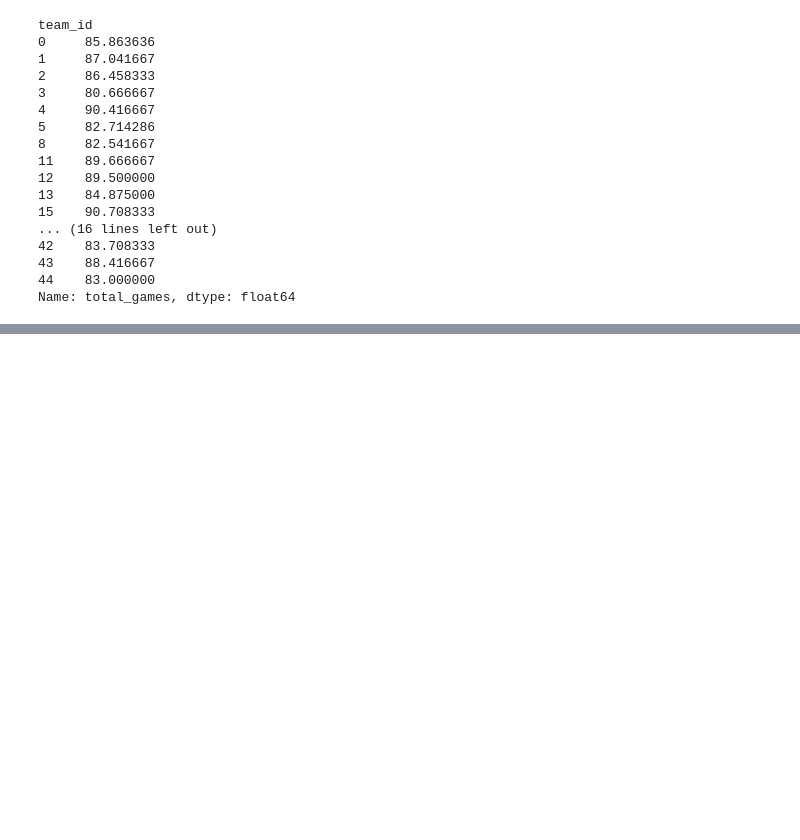
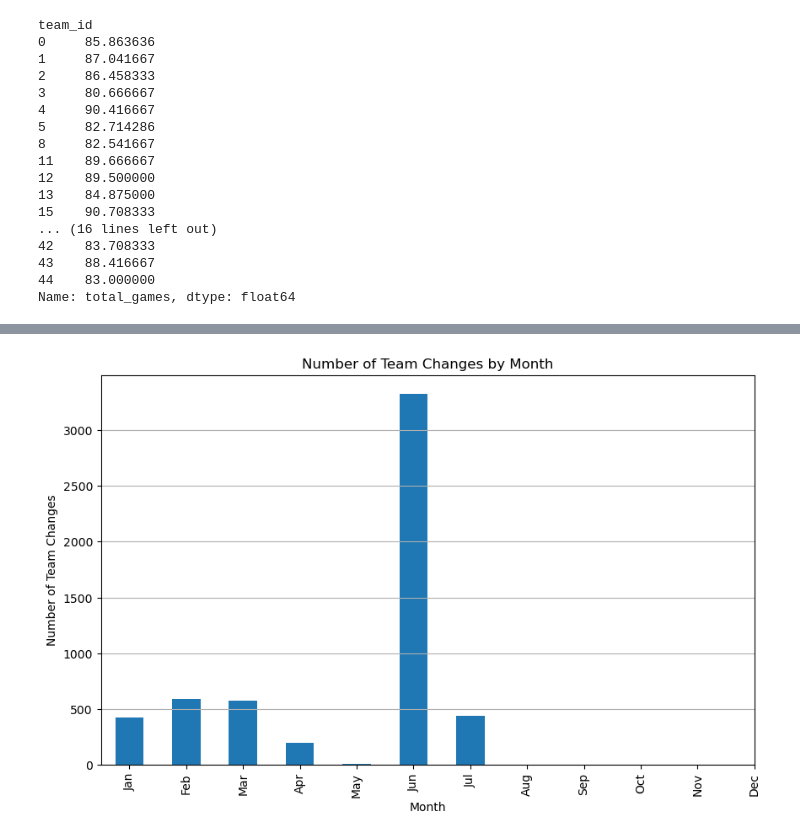
Before and after one commit to XrayT3/QQH_Outliers, a Jupyter notebook: EDA.ipynb, the cells around one changed output, grey strips where cells are left out. Cells and saved outputs as stored; diff of their text form; code cells hidden in the pictures; blank space fills up the shorter version.

Commit message:
Optimize code and fix some filters

```diff
--- a/EDA.ipynb
+++ b/EDA.ipynb
@@ -402,0 +442,30 @@ Name: total_games, dtype: float64
+# %%
+import pandas as pd
+import matplotlib.pyplot as plt
+
+# Step 1: Sort the DataFrame by Player and Date
+df = df.sort_values(by=['Player', 'Date'])
+
+# Step 2: Create a new column to detect when a player's team changes
+df['Team_Change'] = df['Team'].ne(df['Team'].shift()).astype(int)
+
+# Step 3: Extract the month from the Date column
+df['Month'] = pd.to_datetime(df['Date']).dt.month
+
+# Step 4: Filter only rows where a team change occurred
+team_changes_by_month = df[df['Team_Change'] == 1]
+
+# Step 5: Count the number of team changes by month
+monthly_changes = team_changes_by_month['Month'].value_counts().sort_index()
+
+# Step 6: Plot a histogram
+plt.figure(figsize=(10, 6))
+monthly_changes.plot(kind='bar')
+plt.title('Number of Team Changes by Month')
+plt.xlabel('Month')
+plt.ylabel('Number of Team Changes')
+plt.xticks(range(12), ['Jan', 'Feb', 'Mar', 'Apr', 'May', 'Jun', 'Jul', 'Aug', 'Sep', 'Oct', 'Nov', 'Dec'])
+plt.grid(axis='y')
+plt.show()
+# %% [output]
+[figure, added]
```
Also changed, not shown: parts of 4 cells of this notebook, 2 other files.
